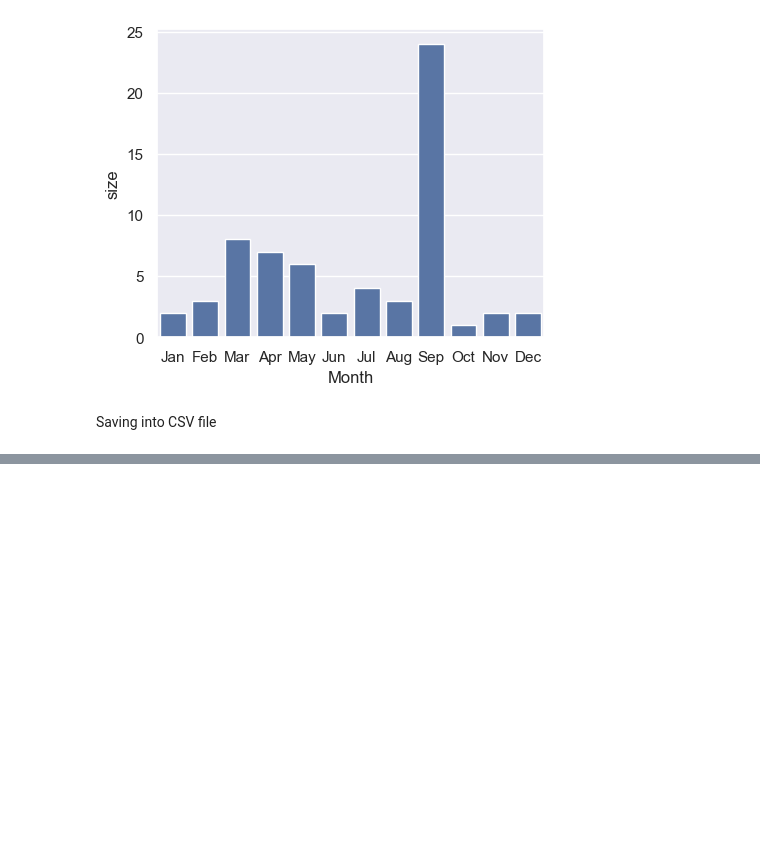
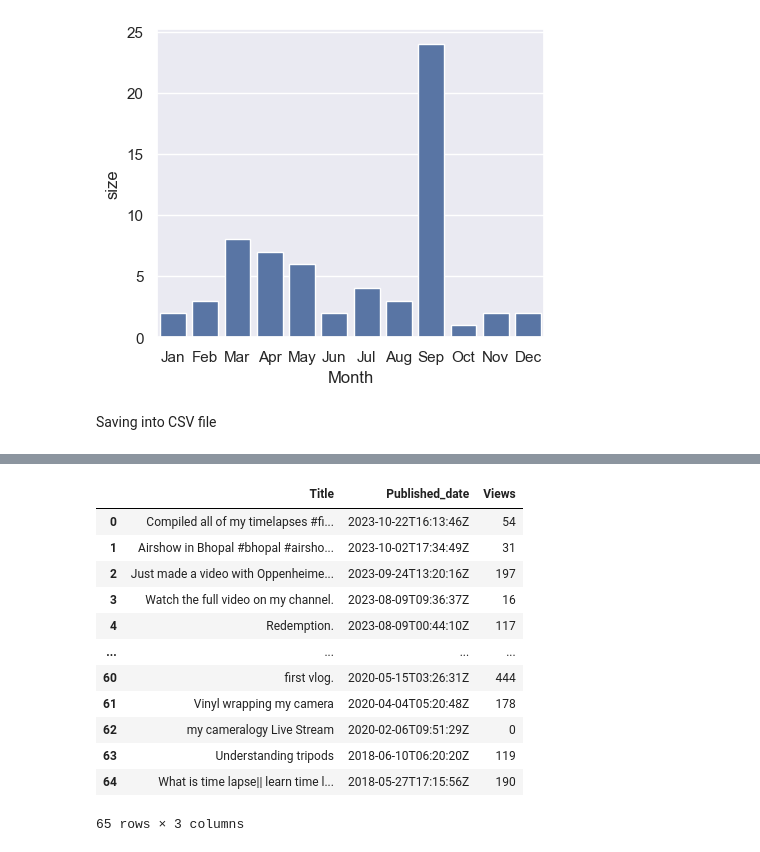
Before and after one commit to Devendra-pawar/My_projects, a Jupyter notebook: 1-End to End/1_Youtube Analysis/YT_analysis_Code - Copy.ipynb, the cells around one changed output, grey strips where cells are left out. Cells and saved outputs as stored; diff of their text form; code cells hidden in the pictures; blank space fills up the shorter version.

```diff
--- a/1-End to End/1_Youtube Analysis/YT_analysis_Code - Copy.ipynb
+++ b/1-End to End/1_Youtube Analysis/YT_analysis_Code - Copy.ipynb
@@ -400,0 +410,4 @@ video_data.to_csv('Video_details(Akarsh Saxena).csv')
+# %%
+Name = "Ishu Yadav"
+playlist_id = channel_data.loc[channel_data['Channel_name']== Name,"Playlist_id"].iloc[0]
+playlist_id
@@ -400,0 +502,17 @@ video_data.to_csv('Video_details(Akarsh Saxena).csv')
+# %%
+video_data = pd.DataFrame(video_details)
+video_data
+# %% [output]
+|  | Title | Published_date | Views |
+| 0 | Compiled all of my timelapses #fi... | 2023-10-22T16:13:46Z | 54 |
+| 1 | Airshow in Bhopal #bhopal #airsho... | 2023-10-02T17:34:49Z | 31 |
+| 2 | Just made a video with Oppenheime... | 2023-09-24T13:20:16Z | 197 |
+| 3 | Watch the full video on my channel. | 2023-08-09T09:36:37Z | 16 |
+| 4 | Redemption. | 2023-08-09T00:44:10Z | 117 |
+| ... | ... | ... | ... |
+| 60 | first vlog. | 2020-05-15T03:26:31Z | 444 |
+| 61 | Vinyl wrapping my camera | 2020-04-04T05:20:48Z | 178 |
+| 62 | my cameralogy Live Stream | 2020-02-06T09:51:29Z | 0 |
+| 63 | Understanding tripods | 2018-06-10T06:20:20Z | 119 |
+| 64 | What is time lapse|| learn time l... | 2018-05-27T17:15:56Z | 190 |
+65 rows × 3 columns
```
Also changed, not shown: parts of 46 cells of this notebook, 1 other file.
